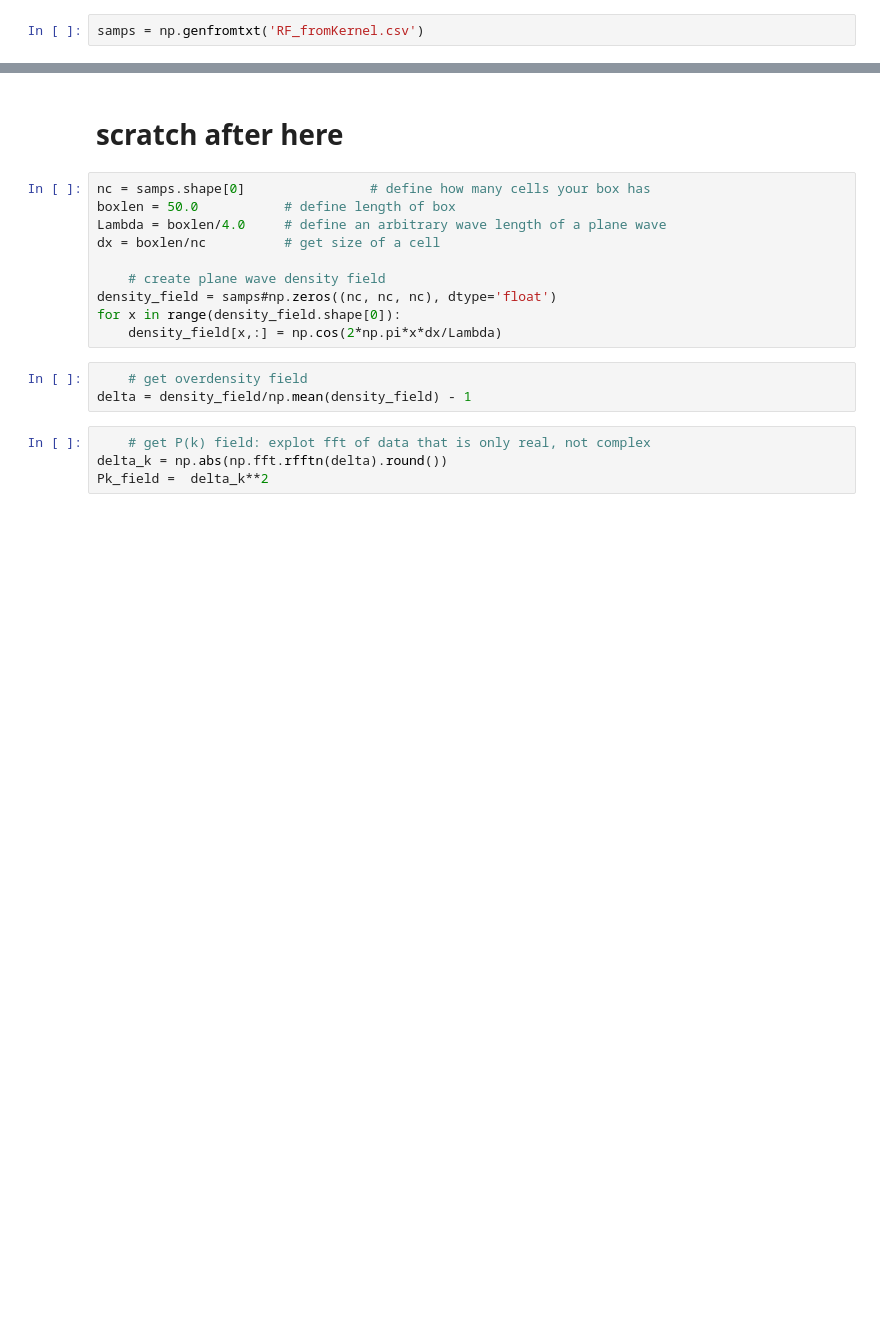
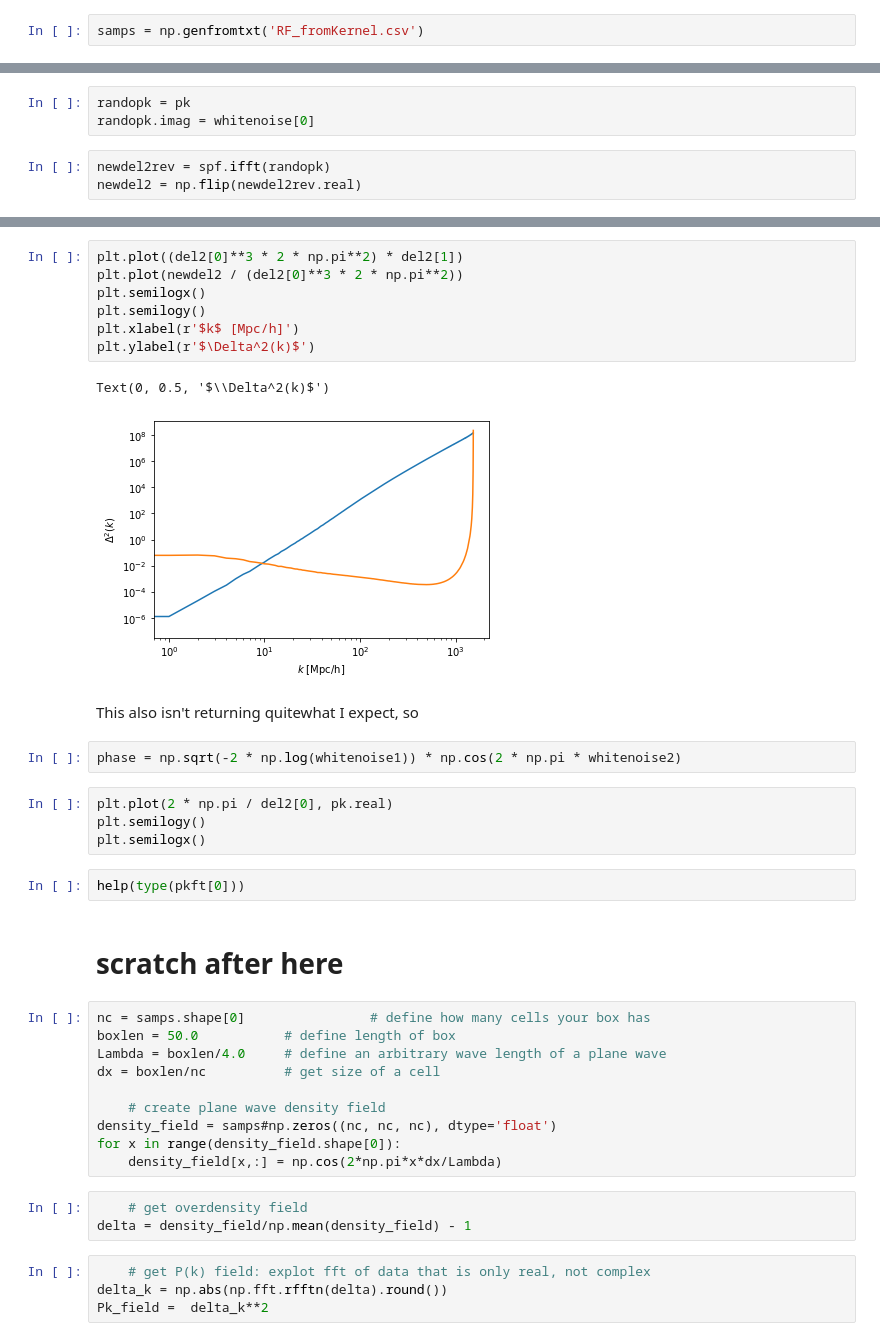
Before and after one commit to aimalz/recidivator, a Jupyter notebook: SLICS/2PCF-to-kernel.ipynb, the cells around one changed output, grey strips where cells are left out. Saved outputs shown, nothing was run; the diff lists cells and outputs as text; blank space fills up the shorter version.

```diff
--- a/SLICS/2PCF-to-kernel.ipynb
+++ b/SLICS/2PCF-to-kernel.ipynb
@@ -149,0 +312,6 @@ plt.imshow(samps)
+# %%
+randopk = pk
+randopk.imag = whitenoise[0]
+# %%
+newdel2rev = spf.ifft(randopk)
+newdel2 = np.flip(newdel2rev.real)
@@ -150,3 +323,23 @@ plt.imshow(samps)
+# %%
+plt.plot((del2[0]**3 * 2 * np.pi**2) * del2[1])
+plt.plot(newdel2 / (del2[0]**3 * 2 * np.pi**2))
+plt.semilogx()
+plt.semilogy()
+plt.xlabel(r'$k$ [Mpc/h]')
+plt.ylabel(r'$\Delta^2(k)$')
+# %% [output]
+Text(0, 0.5, '$\\Delta^2(k)$')
+[figure, added]
+# %% [markdown]
+This also isn't returning quitewhat I expect, so
+# %%
+phase = np.sqrt(-2 * np.log(whitenoise1)) * np.cos(2 * np.pi * whitenoise2)
+# %%
+plt.plot(2 * np.pi / del2[0], pk.real)
+plt.semilogy()
+plt.semilogx()
+# %%
+help(type(pkft[0]))
 # %% [markdown]
 # scratch after here
 # %%
```
Also changed, not shown: parts of 33 cells of this notebook.
